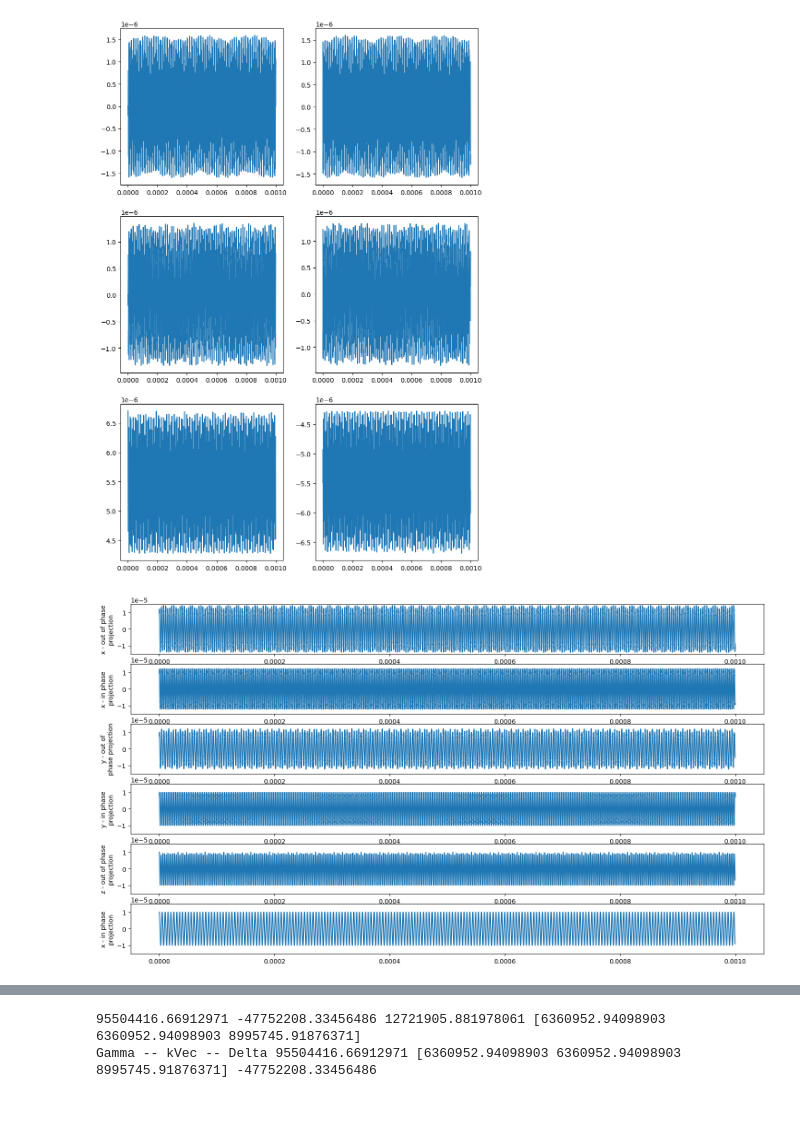
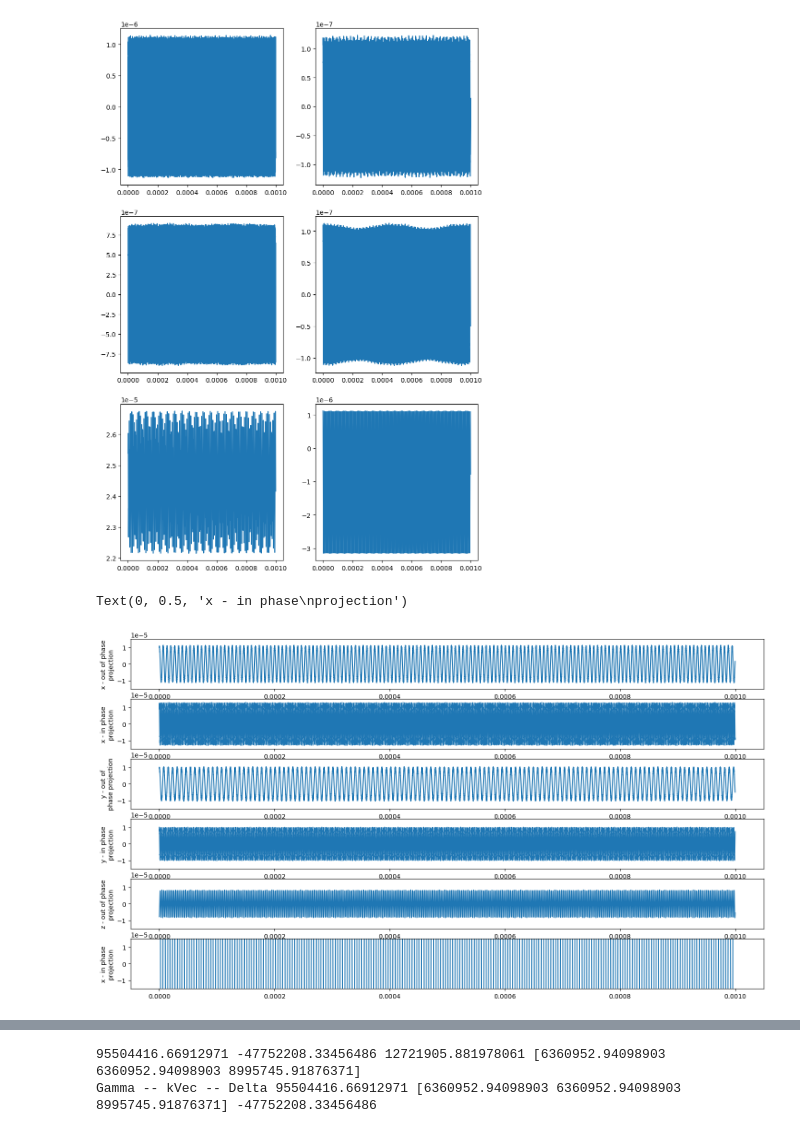
Before and after one commit to EmilLenler/PhD-Work, a Jupyter notebook: Two-Ion-Systems/Clean 2 Ion Code/2_ion_motion.ipynb, the cells around one changed output, grey strips where cells are left out. Saved outputs shown, nothing was run; the diff lists cells and outputs as text; code cells hidden in the pictures.

```diff
--- a/Two-Ion-Systems/Clean 2 Ion Code/2_ion_motion.ipynb
+++ b/Two-Ion-Systems/Clean 2 Ion Code/2_ion_motion.ipynb
@@ -553,7 +553,7 @@ def kineticEnergy2Temperature(K,dimension):
 """
 Testing single ion equations of motion
 """
-trap_parameters = np.array([2*np.pi*5.2*1e6, 1000, 18,3/4*3.5*1e-3, 3/4*2.7*1e-3, 0.248])
+trap_parameters = np.array([2*np.pi*5.2*1e6, 1287, 18,3/4*3.5*1e-3, 3/4*2.7*1e-3, 0.248])
 
 amu = 1.66*1e-27
 charge = 1.6*1e-19
@@ -581,8 +581,8 @@ Testing two ion equations of motion, without any laser cooling or coupling
 
 
 #define mass and charge of test ion
-massTest = 135 * amu
-chargeTest = 1 * charge
+massTest = 9000 * amu
+chargeTest = 24 * charge
 #calculate equilibrium position:
 epsilon0 = 8.85 * 1e-12
 
@@ -609,7 +609,7 @@ y1_init = 1e-5*vecY[0][0]/np.sqrt(massBa/amu)+1e-5*vecY[1][0]/np.sqrt(massBa/amu
 y2_init = 1e-5*vecY[0][1]/np.sqrt(massTest/amu)+1e-5*vecY[1][1]/np.sqrt(massTest/amu)
 
 z1_init = z1eq+1e-5*vecZ[0][0]/np.sqrt(massBa/amu)+1e-5*vecZ[1][0]/(np.sqrt(massBa/amu))
-z2_init = -z1eq+1e-5*vecZ[0][1]/np.sqrt(massTest/amu)+1e-5*vecZ[1][1]/(np.sqrt(massTest/amu))
+z2_init = -z2eq+1e-5*vecZ[0][1]/np.sqrt(massTest/amu)+1e-5*vecZ[1][1]/(np.sqrt(massTest/amu))
 
 
 
@@ -625,6 +625,7 @@ print('Equilibrium positions', z1eq*1e6,z2eq*1e6)
 print('Eigenvectors:', vecX,vecY,vecZ)
 print('Frequencies: ', freqX/(2*np.pi)*1e-3,freqY/(2*np.pi)*1e-3,freqZ/(2*np.pi)*1e-3)
 print('Secular: ', secularFrequencies(trap_parameters,massBa,chargeBa,ALPHA)/(2*np.pi)*1e-3)
+print('Initial positions (um): ',r1Init*1e6,r2Init*1e6)
 solx1,soly1,solz1,solx2,soly2,solz2,soltsTWO = TwoIonMotion_NoTickle(r1Init,v1Init,r2Init,v2Init,trap_parameters,\
                                                                     massBa,chargeBa,massTest,chargeTest,ALPHA,1e-10,1*1e-3)
 # %% [output]
@@ -655,7 +657,7 @@ ax[2,1].plot(soltsTWO,solz2)
 np.savetxt('NewSimXs.txt',solx1)
 np.savetxt('NewSimTs.txt',soltsTWO)
 # %% [output]
-[figure, old version]
+[figure, new version]
 # %%
 projXIn = np.zeros(len(solx1))
 projXOut = np.zeros(len(solx1))
@@ -669,37 +671,35 @@ projYOut = np.zeros(len(solx1))
 for j,y1,y2 in zip(range(len(solx1)),soly1,soly2):
     yVec = np.array([y1*np.sqrt(massBa/amu),y2*np.sqrt(massTest/amu)])
     projYIn[j] = np.dot(yVec,vecY[0])
     projYOut[j] = np.dot(yVec,vecY[1])
 
 projZIn = np.zeros(len(solx1))
 projZOut = np.zeros(len(solx1))
 for j,z1,z2 in zip(range(len(solz1)),solz1,solz2):
     zVec = np.array([(z1-z1eq)*np.sqrt(massBa/amu),(z2-z2eq)*np.sqrt(massTest/amu)])
     projZIn[j] = np.dot(zVec,vecZ[0])
     projZOut[j] = np.dot(zVec,vecZ[1])
 
 fig,ax = plt.subplots(6,1,figsize = (18,10))
 ax[1].plot(soltsTWO,projXIn)
 ax[0].plot(soltsTWO,projXOut)
 
 ax[3].plot(soltsTWO,projYIn)
 ax[2].plot(soltsTWO,projYOut)
 
 ax[5].plot(soltsTWO,projZIn)
 ax[4].plot(soltsTWO,projZOut)
 for axe in ax:
     axe.set_ylim(1.5*(-1e-5),1.5*1e-5)
 ax[0].set_ylabel('x - out of phase\nprojection')
 ax[1].set_ylabel('x - in phase\nprojection')
 ax[2].set_ylabel('y - out of\nphase projection')
 ax[3].set_ylabel('y - in phase\nprojection')
 ax[4].set_ylabel('z - out of phase\nprojection')
 ax[5].set_ylabel('x - in phase\nprojection')
-
-
-np.savetxt('NewSimXOut.txt',projXOut)
 # %% [output]
+Text(0, 0.5, 'x - in phase\nprojection')
-[figure, old version]
+[figure, new version]
 # %%
 """As a diagnostic, perform an fft of the motion to determine which frequencies are present:"""
 from scipy.fft import fft, fftfreq
```
Also changed, not shown: parts of 12 cells of this notebook, 17 other files.
